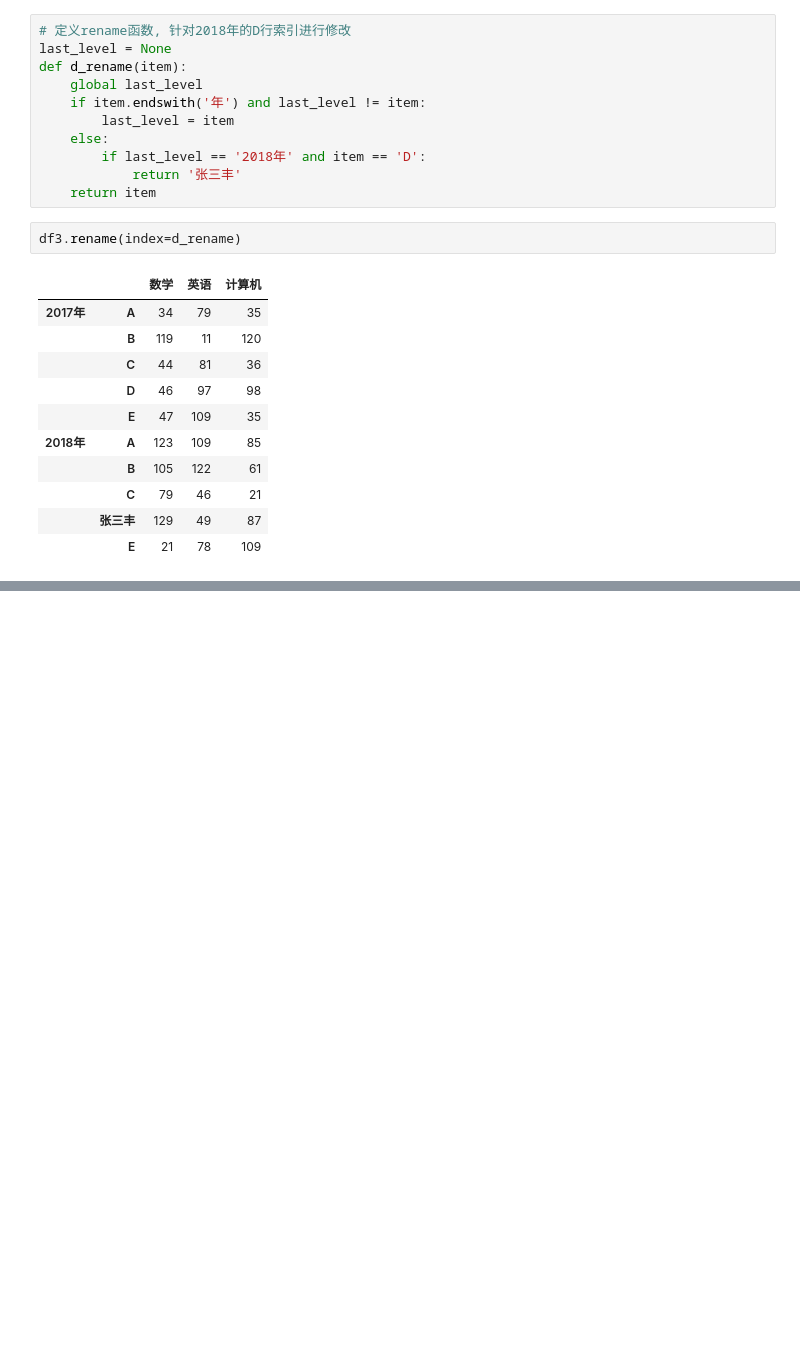
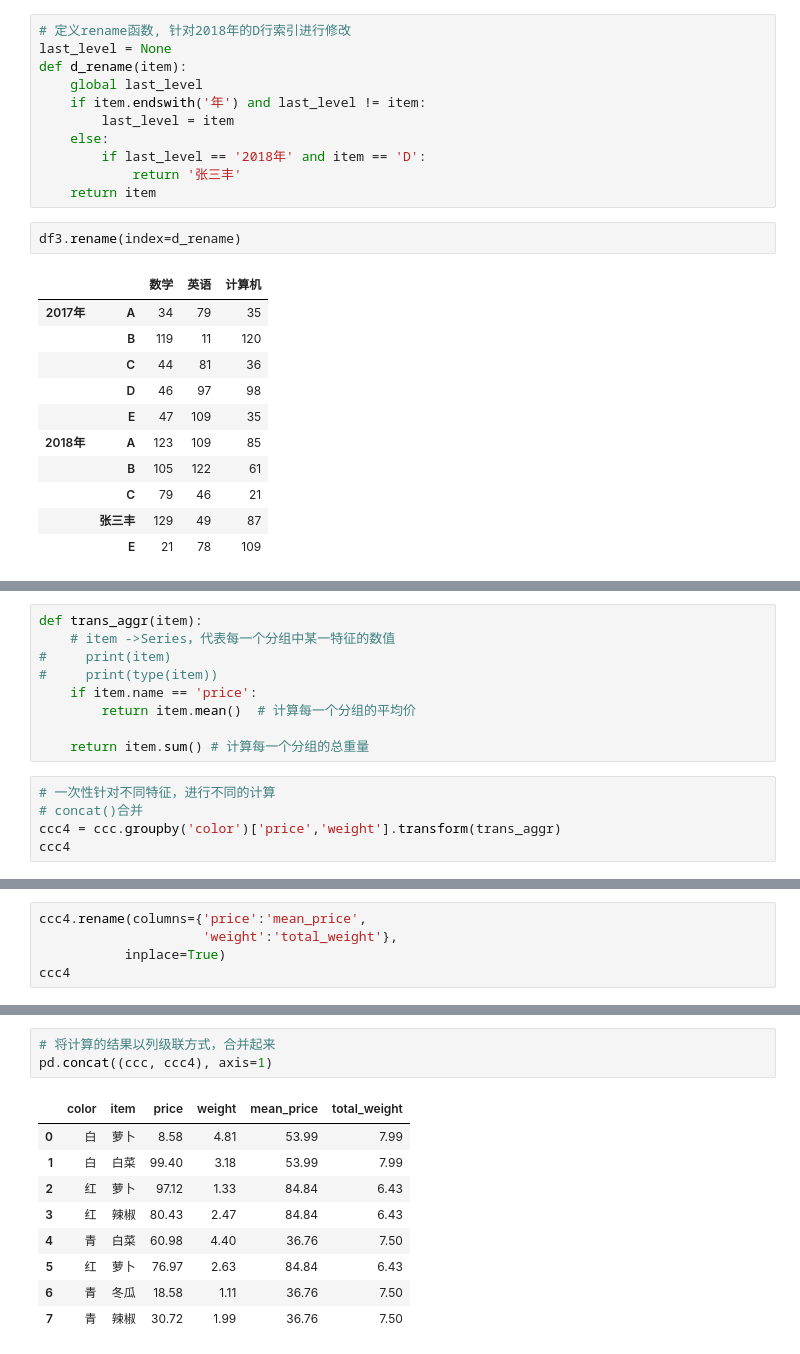
Before and after one commit to disenQF/05data, a Jupyter notebook: day05/Pandas数据处理II.ipynb, the cells around one changed output, grey strips where cells are left out. Drawn from its saved outputs; the diff is of its cells as text; blank space fills up the shorter version.

```diff
--- a/day05/Pandas数据处理II.ipynb
+++ b/day05/Pandas数据处理II.ipynb
@@ -337,0 +730,14 @@ df
+# %%
+def trans_aggr(item):
+    # item ->Series，代表每一个分组中某一特征的数值
+#     print(item)
+#     print(type(item))
+    if item.name == 'price':
+        return item.mean()  # 计算每一个分组的平均价
+
+    return item.sum() # 计算每一个分组的总重量
+# %%
+# 一次性针对不同特征，进行不同的计算
+# concat()合并
+ccc4 = ccc.groupby('color')['price','weight'].transform(trans_aggr)
+ccc4
@@ -337,0 +754,5 @@ df
+# %%
+ccc4.rename(columns={'price':'mean_price',
+                     'weight':'total_weight'},
+           inplace=True)
+ccc4
@@ -337,0 +769,13 @@ df
+# %%
+# 将计算的结果以列级联方式，合并起来
+pd.concat((ccc, ccc4), axis=1)
+# %% [output]
+|  | color | item | price | weight | mean_price | total_weight |
+| 0 | 白 | 萝卜 | 8.58 | 4.81 | 53.99 | 7.99 |
+| 1 | 白 | 白菜 | 99.40 | 3.18 | 53.99 | 7.99 |
+| 2 | 红 | 萝卜 | 97.12 | 1.33 | 84.84 | 6.43 |
+| 3 | 红 | 辣椒 | 80.43 | 2.47 | 84.84 | 6.43 |
+| 4 | 青 | 白菜 | 60.98 | 4.40 | 36.76 | 7.50 |
+| 5 | 红 | 萝卜 | 76.97 | 2.63 | 84.84 | 6.43 |
+| 6 | 青 | 冬瓜 | 18.58 | 1.11 | 36.76 | 7.50 |
+| 7 | 青 | 辣椒 | 30.72 | 1.99 | 36.76 | 7.50 |
```
Also changed, not shown: parts of 47 cells of this notebook, 2 other files.
